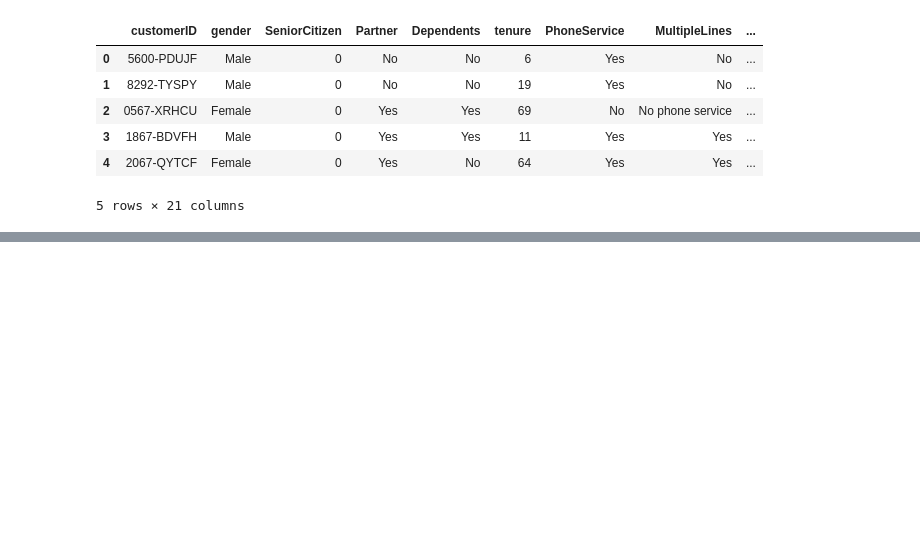
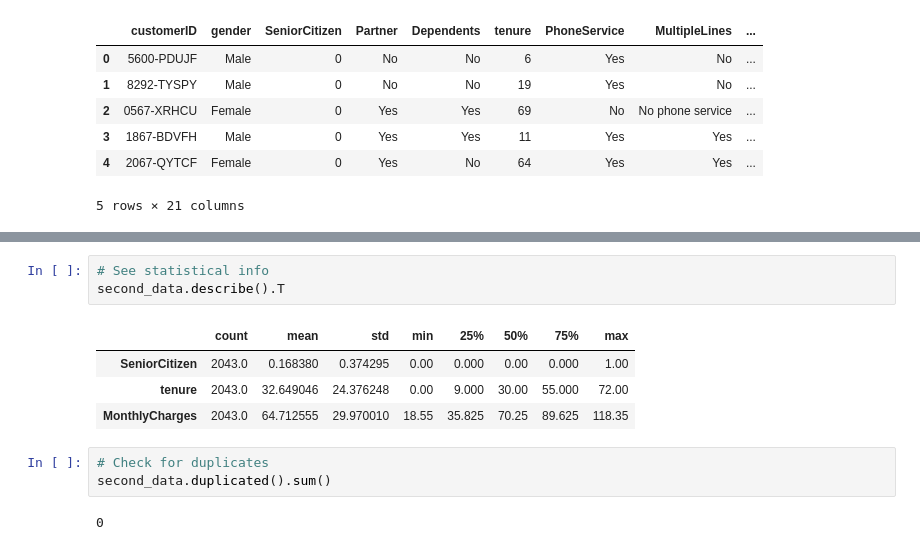
Before and after one commit to ZawadiLMG/Customer-Churn-Prediction, a Jupyter notebook: Notebooks/churn.ipynb, the cells around one changed output, grey strips where cells are left out. Drawn from its saved outputs; the diff is of its cells as text; blank space fills up the shorter version.

```diff
--- a/Notebooks/churn.ipynb
+++ b/Notebooks/churn.ipynb
@@ -93,0 +173,13 @@ second_data.head(5)
+# %%
+# See statistical info
+second_data.describe().T
+# %% [output]
+|  | count | mean | std | min | 25% | 50% | 75% | max |
+| SeniorCitizen | 2043.0 | 0.168380 | 0.374295 | 0.00 | 0.000 | 0.00 | 0.000 | 1.00 |
+| tenure | 2043.0 | 32.649046 | 24.376248 | 0.00 | 9.000 | 30.00 | 55.000 | 72.00 |
+| MonthlyCharges | 2043.0 | 64.712555 | 29.970010 | 18.55 | 35.825 | 70.25 | 89.625 | 118.35 |
+# %%
+# Check for duplicates
+second_data.duplicated().sum()
+# %% [output]
+0
```
Also changed, not shown: parts of 10 cells of this notebook.
